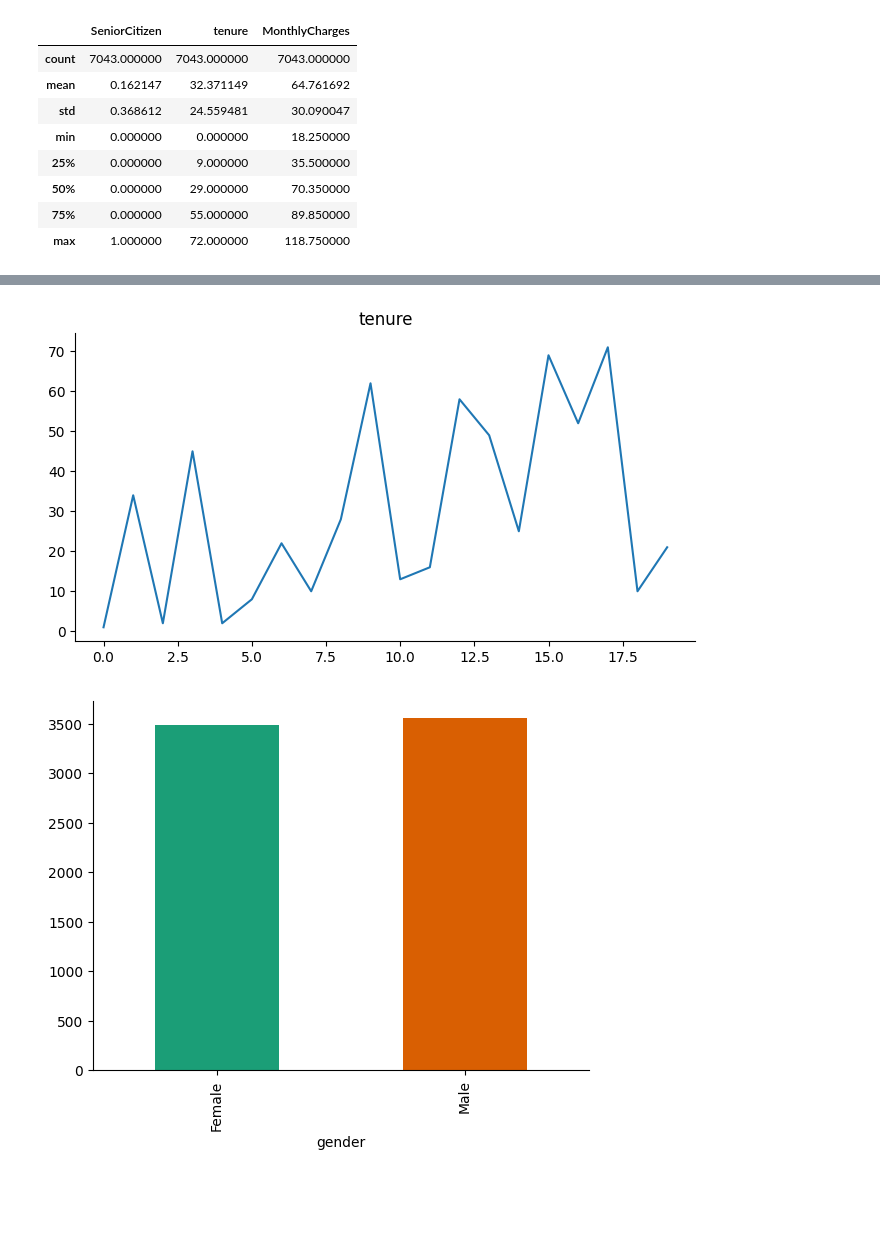
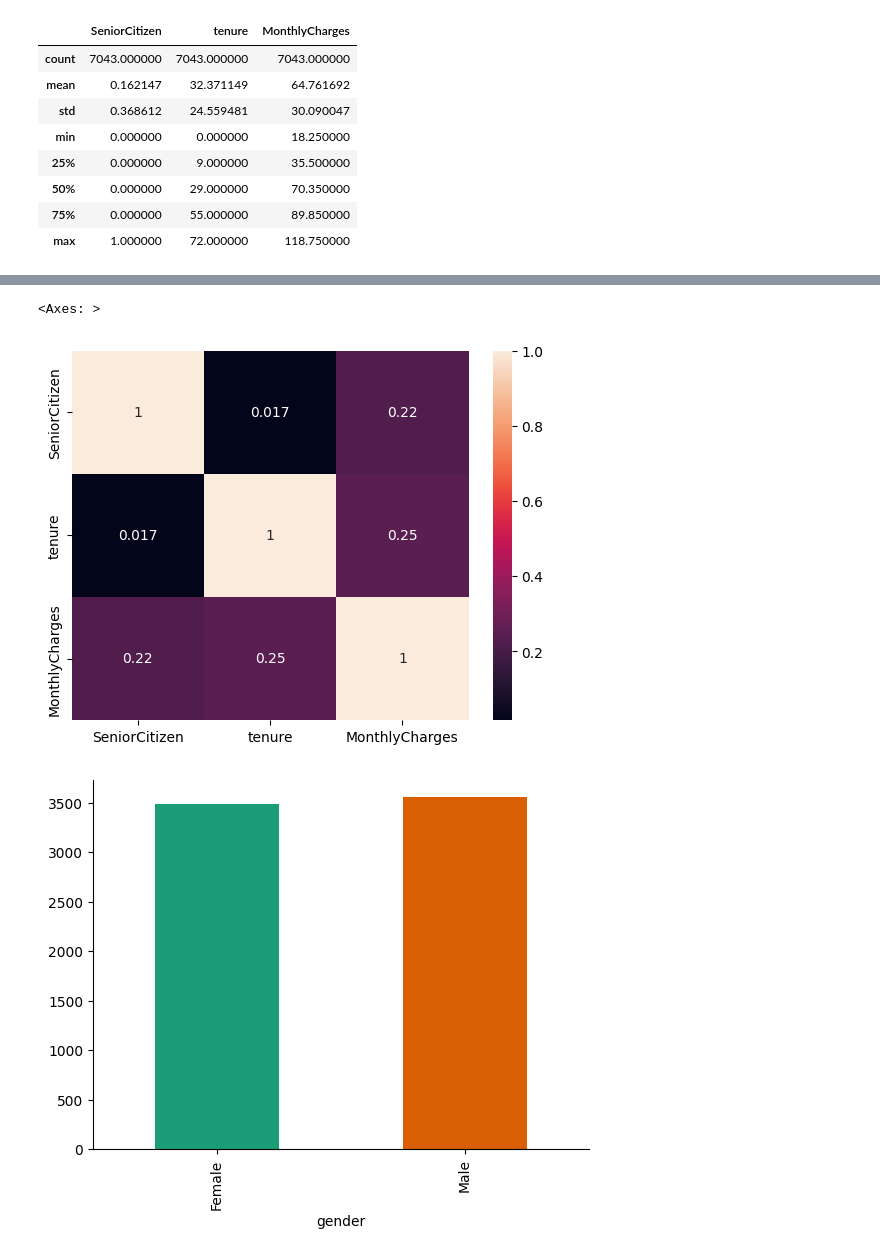
Before and after one commit to joshIsac/DeepLearningLab, a Jupyter notebook: 2348523_dl_lab4_Deep_neural_network.ipynb, the cells around one changed output, grey strips where cells are left out. Cells and saved outputs as stored; diff of their text form; code cells hidden in the pictures; blank space fills up the shorter version.

```diff
--- a/2348523_dl_lab4_Deep_neural_network.ipynb
+++ b/2348523_dl_lab4_Deep_neural_network.ipynb
@@ -110,9 +104,10 @@ plt.gca().spines[['top', 'right']].set_visible(False)
-# %%
-from matplotlib import pyplot as plt
-_df_11['tenure'].plot(kind='line', figsize=(8, 4), title='tenure')
-plt.gca().spines[['top', 'right']].set_visible(False)
-# %% [output]
-[figure, removed]
+# %%
+churn_corr = tel_data.corr()
+churn_corr_top = churn_corr.index
+sn.heatmap(tel_data[churn_corr_top].corr(), annot=True)
+# %% [output]
+<Axes: >
+[figure, added]
 # %%
 from matplotlib import pyplot as plt
 import seaborn as sns
```
Also changed, not shown: parts of 38 cells of this notebook.
